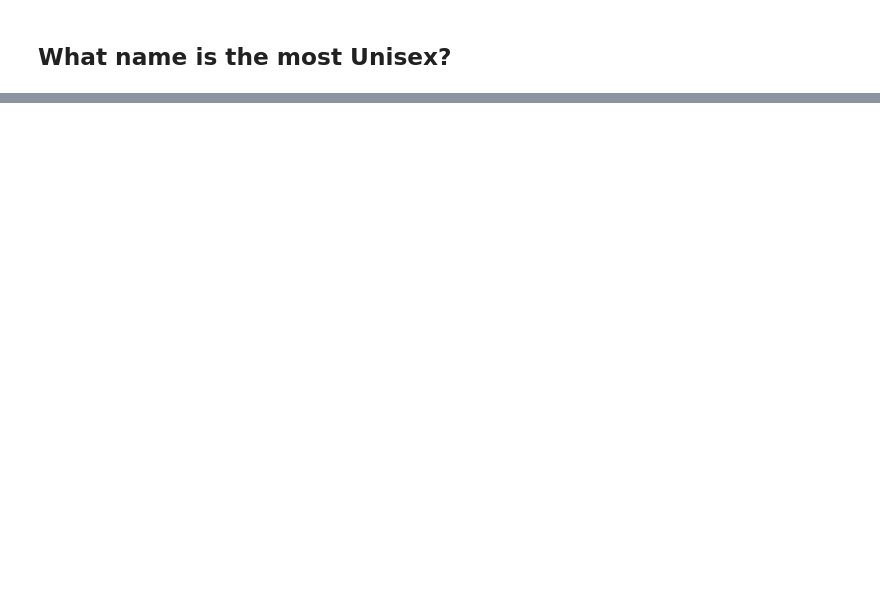
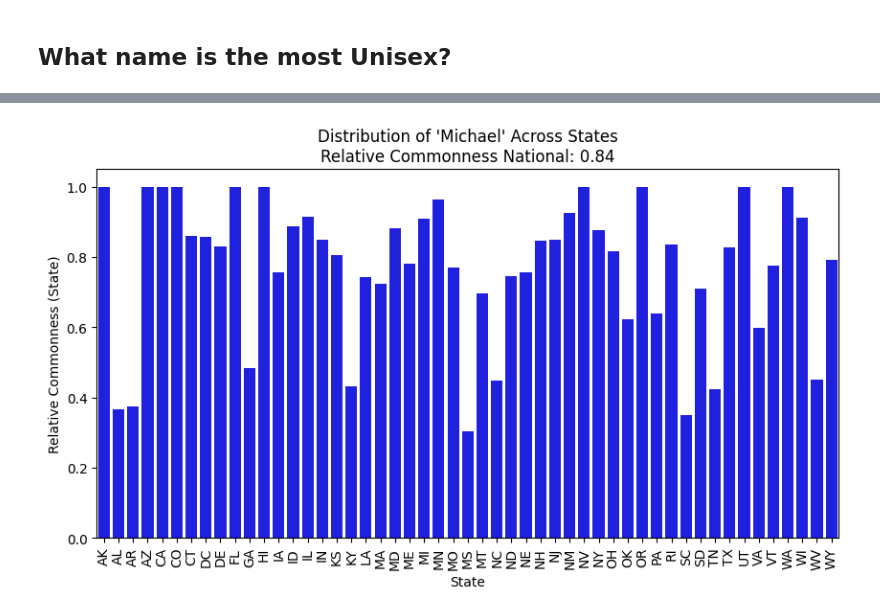
Before and after one commit to matej-kosiba/STRV_test_project, a Jupyter notebook: jupyter.ipynb, the cells around one changed output, grey strips where cells are left out. Cells and saved outputs as stored; diff of their text form; code cells hidden in the pictures; blank space fills up the shorter version.

```diff
--- a/jupyter.ipynb
+++ b/jupyter.ipynb
@@ -407,0 +755,4 @@ Anesti         5        5       10           0
+# %%
+plot_name_commonness(name = 'Michael')
+# %% [output]
+[figure, added]
```
Also changed, not shown: parts of 42 cells of this notebook.
